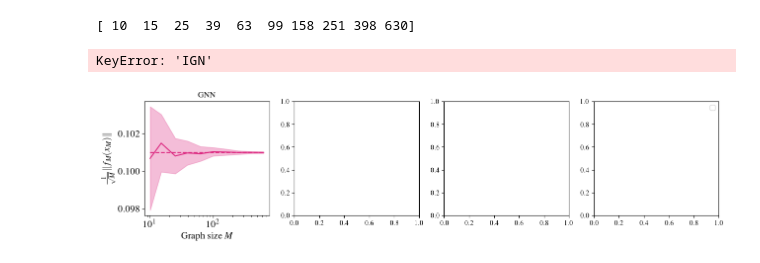
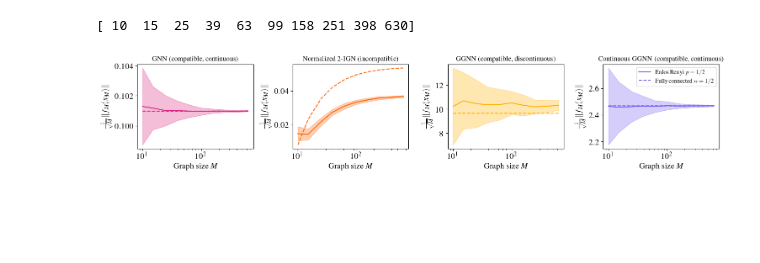
Before and after one commit to yuxinma98/transferring_transferability, a Jupyter notebook: GNN/transferability.ipynb, the cells around one changed output. Drawn from its saved outputs; the diff is of its cells as text; code cells hidden in the pictures; blank space fills up the shorter version.

Commit message:
fix gnn plots.

```diff
--- a/GNN/transferability.ipynb
+++ b/GNN/transferability.ipynb
@@ -55,8 +55,8 @@ print(n_range)
 models = {
     "GNN": gnn_simple,
     "IGN": ptwise_incompatible,
-    "GNN-compatible": gnn_unreduced,
-    "GNN-compatible-continuous": gnn_reduced,
+    "GGNN": gnn_unreduced,
+    "Continuous GGNN": gnn_reduced,
 }
 outputs_ER = {}
 outputs_constant = {}
@@ -87,37 +87,36 @@ for ax, model_name in zip(axs, models.keys()):
     ax.plot(
         n_range,
         [norms_of_outputs_ER[i].mean() for i in range(len(n_range))],
         label=r"Erdos Renyi $p=1/2$",
         color=color_dict[model_name],
     )
     ax.fill_between(
         n_range,
         [norms_of_outputs_ER[i].mean() - norms_of_outputs_ER[i].std() for i in range(len(n_range))],
         [norms_of_outputs_ER[i].mean() + norms_of_outputs_ER[i].std() for i in range(len(n_range))],
         color=color_dict[model_name],
         alpha=0.3,
     )
     ax.plot(
         n_range,
         [norms_of_outputs_constant[i].mean() for i in range(len(n_range))],
         label=r"Fully connected $w=1/2$",
         color=color_dict[model_name],
         linestyle="--",
     )
     ax.set_xscale("log")
     ax.set_xlabel("Graph size $M$", fontsize=14)
     ax.set_ylabel(r"$\frac{1}{\sqrt{M}} \|f_M(x_M)\|$", fontsize=14)
-    ax.set_title(model_name, fontsize=12)
+    ax.set_title(plot_model_names[model_name], fontsize=12)
     ax.tick_params(axis="both", which="major", labelsize=14)
     plt.legend()
 
 plt.tight_layout()
-plt.savefig(CURRENT_DIR + "/log/transferability/gnn_transferability_outputs.pdf")
+plt.savefig(plot_dir + "gnn_transferability_outputs.pdf")
 plt.show()
 # %% [output]
 [ 10  15  25  39  63  99 158 251 398 630]
-KeyError: 'IGN'
-[figure, old version]
+[figure, new version]
 # %%
 for model_name, color in color_dict.items():
     plt.figure(figsize=(4, 3))
```
Also changed, not shown: parts of 2 cells of this notebook, 10 other files.
